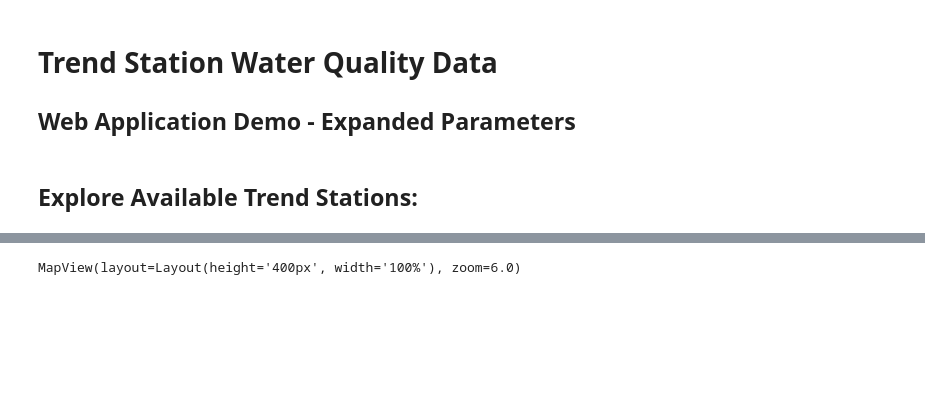
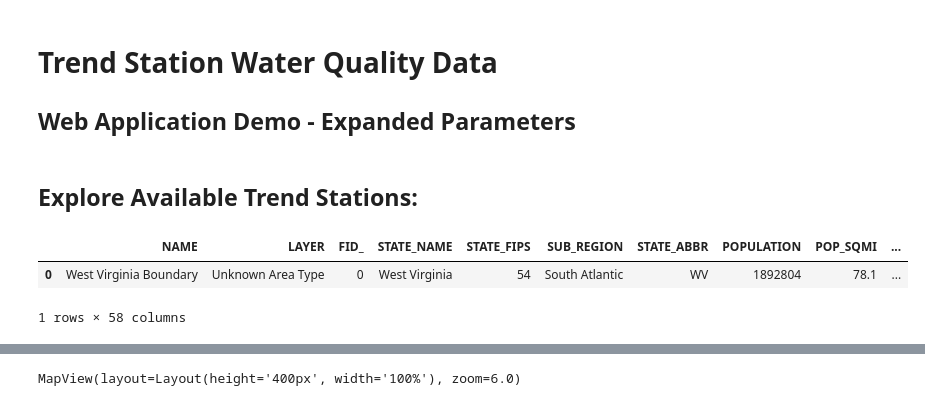
Before and after one commit to bonnerjf33/TS_Data_Web_App, a Jupyter notebook: TS_Web_Data_3.ipynb, the cells around one changed output, grey strips where cells are left out. Cells and saved outputs as stored; diff of their text form; code cells hidden in the pictures; blank space fills up the shorter version.

```diff
--- a/TS_Web_Data_3.ipynb
+++ b/TS_Web_Data_3.ipynb
@@ -27,6 +27,16 @@ import geopandas as gpd
 pd.set_option('display.max_columns', 30)
 # %% [markdown]
 ## Explore Available Trend Stations:
+# %%
+#HIDDEN
+
+wvbound = gpd.read_file("wv_boundary.shp")
+crs = {'init' :'epsg:4326'}
+wvbound = wvbound.to_crs(crs)
+# %% [output]
+|  | NAME | LAYER | FID_ | STATE_NAME | STATE_FIPS | SUB_REGION | STATE_ABBR | POPULATION | POP_SQMI | ... |
+| 0 | West Virginia Boundary | Unknown Area Type | 0 | West Virginia | 54 | South Atlantic | WV | 1892804 | 78.1 | ... |
+1 rows × 58 columns
 # %%
 #HIDDEN
 
```
Also changed, not shown: parts of 2 cells of this notebook, 9 other files.
